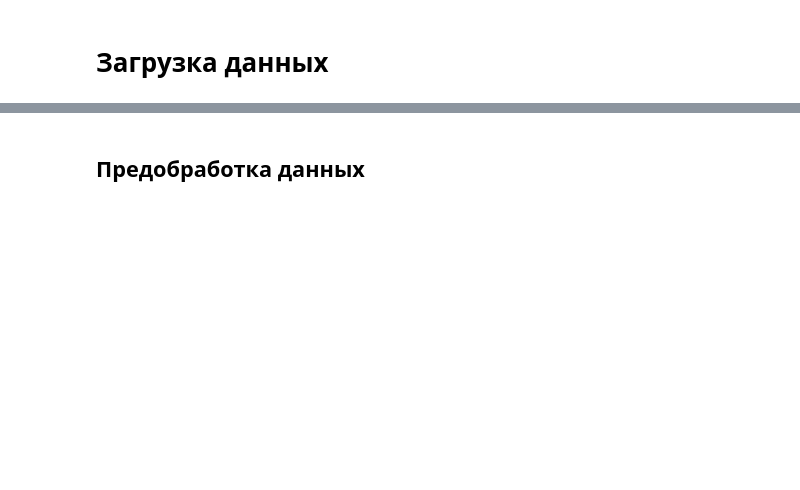
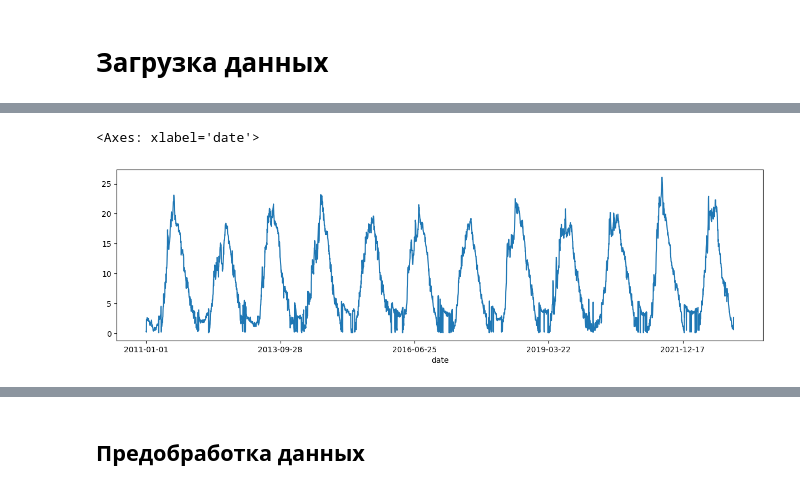
Before and after one commit to kotoskar/water-temp-prediction, a Jupyter notebook: analysing/analysing.ipynb, the cells around one changed output, grey strips where cells are left out. Drawn from its saved outputs; the diff is of its cells as text; code cells hidden in the pictures; blank space fills up the shorter version.

```diff
--- a/analysing/analysing.ipynb
+++ b/analysing/analysing.ipynb
@@ -28,4 +38,36 @@ df.head()
+# %%
+cloudiness_rate = {
+    'ясно': 0,
+    'малооблачно': 1,
+    'облачно': 2,
+    'пасмурно': 3
+}
+
+precipitation_rate = {
+    'без осадков': 0,
+    'пасмурно' : 1,
+    'слабый дождь': 2,
+    'слабый снег': 2,
+    'слабые осадки': 2,
+    'дождь': 3,
+    'снег': 3,
+    'осадки': 3,
+    'сильный дождь': 4,
+    'сильный снег': 4,
+    'сильные осадки': 4
+}
 # %%
 df['mean_temp'] = sum([df[f'temp_{i}'] for i in range(0, 24, 3)]) / 8
 df['mean_pressure'] = sum([df[f'pressure_{i}'] for i in range(0, 24, 3)]) / 8
 df['mean_wind_speed'] = sum([df[f'wind_speed_{i}'] for i in range(0, 24, 3)]) / 8
+for i in range(0, 24, 3):
+    df[f'cloudiness_{i}'] = df[f'cloudiness_{i}'].map(cloudiness_rate).astype('int')
+    df[f'precipitation_{i}'] = df[f'precipitation_{i}'].map(precipitation_rate).astype('int')
+df['mean_cloudiness'] = sum([df[f'cloudiness_{i}'] for i in range(0, 24, 3)]) / 8
+df['mean_precipitation'] = sum([df[f'precipitation_{i}'] for i in range(0, 24, 3)]) / 8
+# %%
+plt.figure(figsize=(15,4))
+df.groupby('date')['water_temp'].mean().plot()
+# %% [output]
+<Axes: xlabel='date'>
+[figure, added]
```
Also changed, not shown: parts of 24 cells of this notebook, 3 other files.
